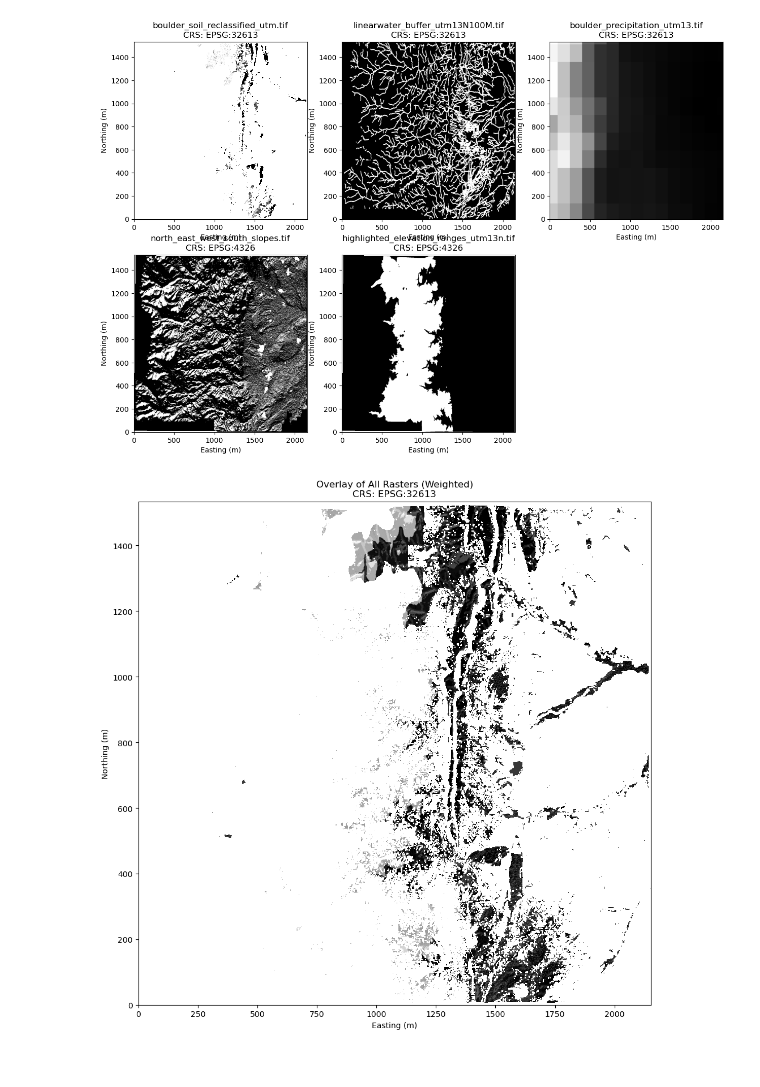
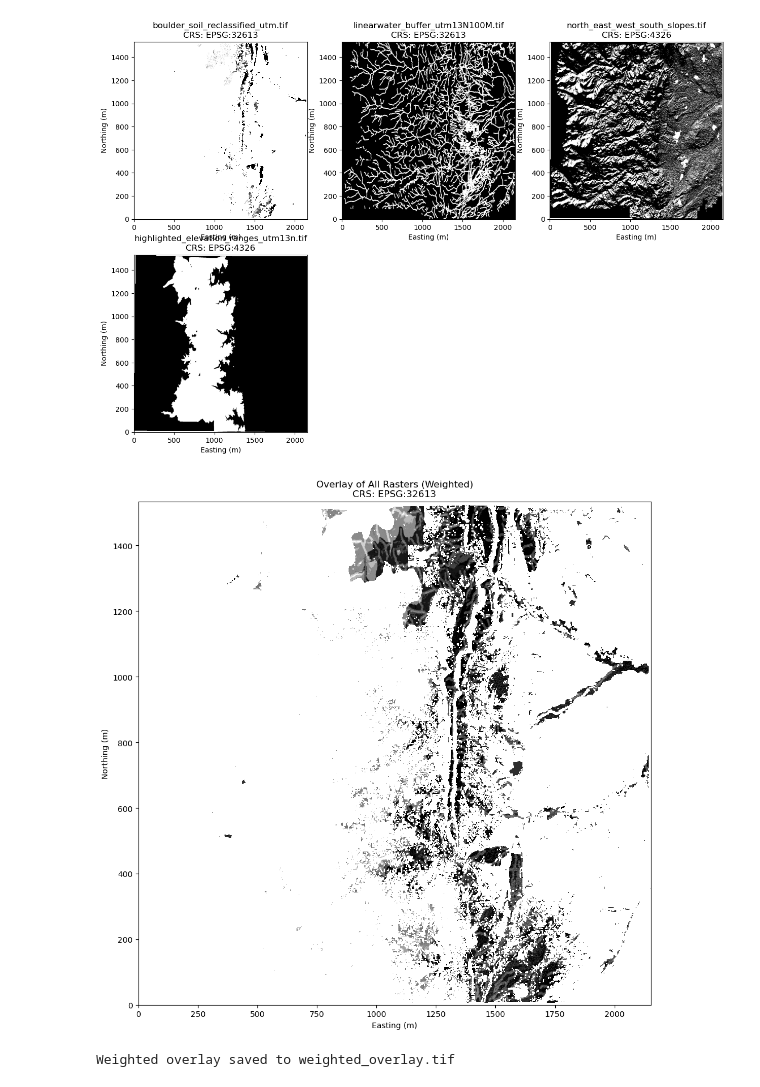
Before and after one commit to gpb3037/bluespruce, a Jupyter notebook: habitat.ipynb, the cells around one changed output. Saved outputs shown, nothing was run; the diff lists cells and outputs as text; code cells hidden in the pictures.

```diff
--- a/habitat.ipynb
+++ b/habitat.ipynb
@@ -12,17 +14,15 @@ from rasterio.warp import calculate_default_transform, reproject, Resampling
 files = [
     "boulder_soil_reclassified_utm.tif",
     "linearwater_buffer_utm13N100M.tif",
-    "boulder_precipitation_utm13.tif",
     "north_east_west_south_slopes.tif",
     "highlighted_elevation_ranges_utm13n.tif"
 ]
 
 weights = [
-    0.05,  # for boulder_soil_reclassified_utm.tif
-    0.1,  # for linearwater_buffer_utm13N100M.tif
-    0.0,  # for boulder_precipitation_utm13.tif
+    0.1,  # for boulder_soil_reclassified_utm.tif
+    0.3,  # for linearwater_buffer_utm13N100M.tif
     0.2,  # for north_east_west_south_slopes.tif
-    0.55   # for highlighted_elevation_ranges_utm13n.tif (no weight)
+    0.5   # for highlighted_elevation_ranges_utm13n.tif (no weight)
 ]
 
 # Number of rows and columns in the grid
@@ -91,32 +91,53 @@ for i, file in enumerate(files):
         axes[i].text(0.5, 0.5, f"Error\n{e}", fontsize=10, ha='center', transform=axes[i].transAxes)
         axes[i].set_title(os.path.basename(file))
         axes[i].axis('off')
 
 # Turn off any unused axes
 for j in range(len(files), len(axes)):
     axes[j].axis('off')
 
 # Overlay all harmonized data with the weights
 fig_overlay, ax_overlay = plt.subplots(figsize=(10, 10))
 
 # Weighted sum of the rasters
 combined_data = np.zeros_like(harmonized_data[0])  # Initialize with the same shape as the first raster
 for i, data in enumerate(harmonized_data):
     combined_data += data * weights[i]  # Multiply each raster by its weight
 
 # Normalize the combined data to be in the range [0, 1]
 combined_data_min = combined_data.min()
 combined_data_max = combined_data.max()
 combined_data = (combined_data - combined_data_min) / (combined_data_max - combined_data_min)
 
 # Display the combined weighted raster
 ax_overlay.imshow(combined_data, cmap='gray', extent=(0, common_width, 0, common_height), aspect='auto')
 ax_overlay.set_title("Overlay of All Rasters (Weighted)\nCRS: EPSG:32613")
 ax_overlay.set_xlabel("Easting (m)")
 ax_overlay.set_ylabel("Northing (m)")
 
 plt.tight_layout()
 plt.show()
+
+# Define the output file name
+output_file = "weighted_overlay.tif"
+
+# Save the weighted overlay to a GeoTIFF file
+with rasterio.open(
+    output_file,
+    "w",
+    driver="GTiff",
+    height=combined_data.shape[0],
+    width=combined_data.shape[1],
+    count=1,
+    dtype=combined_data.dtype.name,
+    crs=common_crs,
+    transform=common_transform
+) as dst:
+    # Write the normalized weighted overlay data
+    dst.write(combined_data.filled(0), 1)  # Use `.filled(0)` if masked values exist
+
+print(f"Weighted overlay saved to {output_file}")
 # %% [output]
-[figure, old version]
+[figure, new version]
-[figure, old version]
+[figure, new version]
+Weighted overlay saved to weighted_overlay.tif
```
Also changed, not shown: parts of 3 cells of this notebook.
